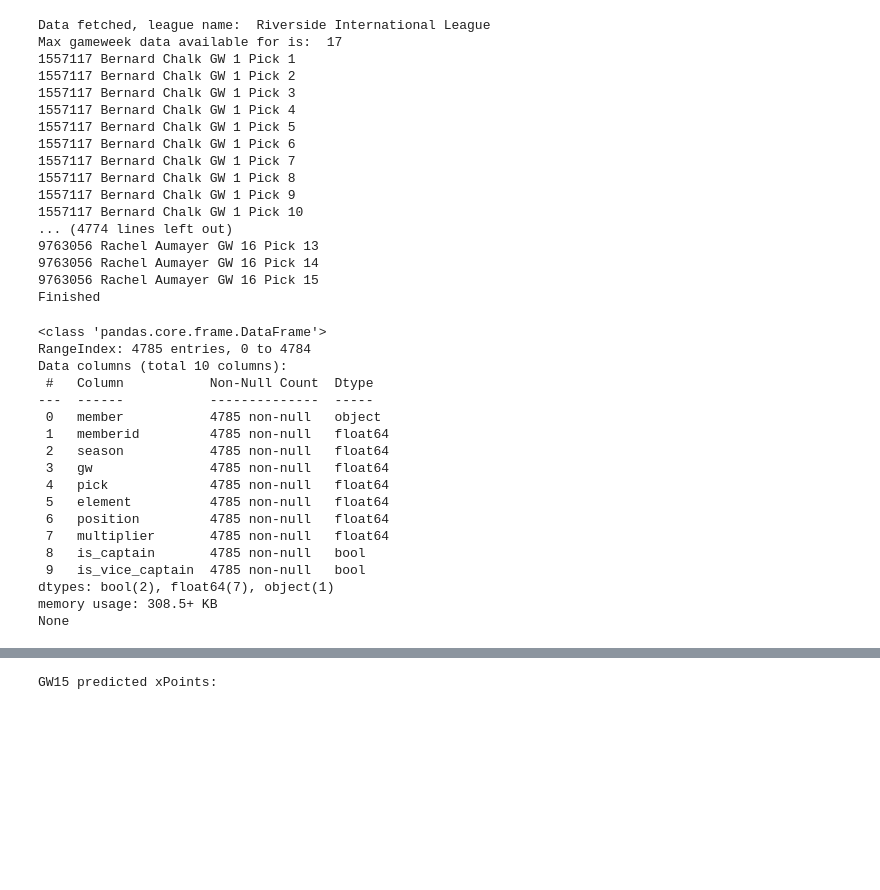
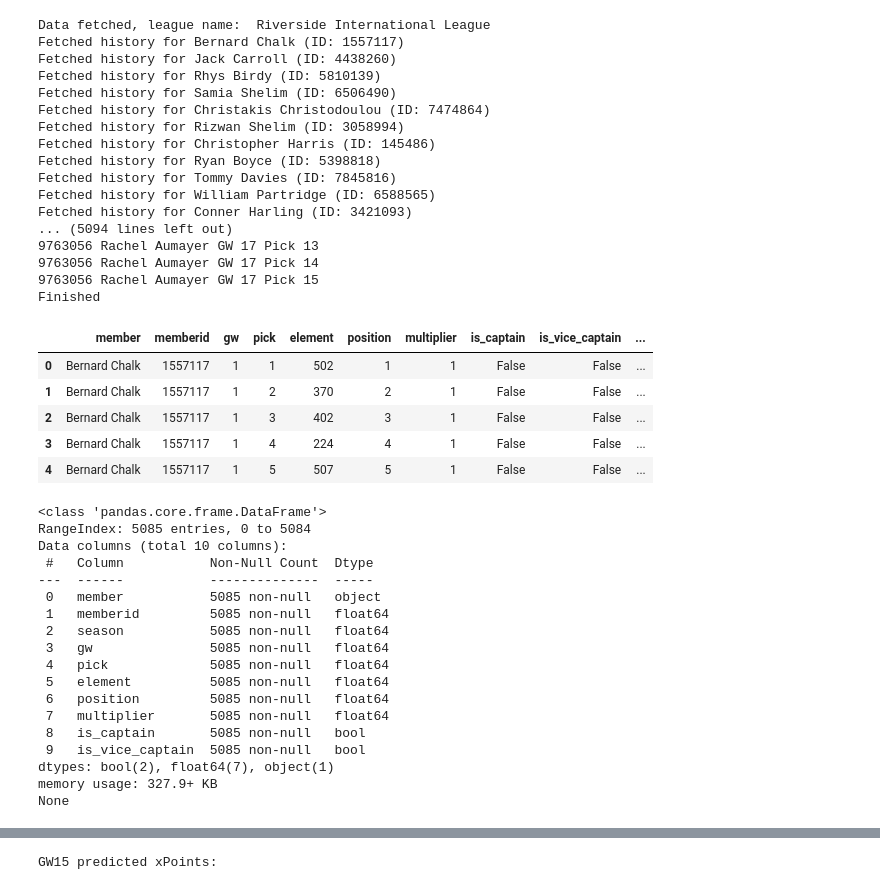
Before and after one commit to chrisimpacts/FPL-Points-Predictor, a Jupyter notebook: DIVX-Team-Analysis.ipynb, the cells around one changed output, grey strips where cells are left out. Drawn from its saved outputs; the diff is of its cells as text; code cells hidden in the pictures; blank space fills up the shorter version.

```diff
--- a/DIVX-Team-Analysis.ipynb
+++ b/DIVX-Team-Analysis.ipynb
@@ -26,25 +26,34 @@ season=2526
 #Run Data Scraper for DivX league
 if __name__ == "__main__":
     divx = FPL_League_Data_Scraper(league_code, season)
-    divx_picksdf = divx.scrape_picks()
+    divx_picksdf, membergw_summary = divx.scrape_picks()
 # %% [output]
 Data fetched, league name:  Riverside International League
-Max gameweek data available for is:  17
-1557117 Bernard Chalk GW 1 Pick 1
-1557117 Bernard Chalk GW 1 Pick 2
-1557117 Bernard Chalk GW 1 Pick 3
-1557117 Bernard Chalk GW 1 Pick 4
-1557117 Bernard Chalk GW 1 Pick 5
-1557117 Bernard Chalk GW 1 Pick 6
-1557117 Bernard Chalk GW 1 Pick 7
-1557117 Bernard Chalk GW 1 Pick 8
-1557117 Bernard Chalk GW 1 Pick 9
-1557117 Bernard Chalk GW 1 Pick 10
-... (4774 lines left out)
-9763056 Rachel Aumayer GW 16 Pick 13
-9763056 Rachel Aumayer GW 16 Pick 14
-9763056 Rachel Aumayer GW 16 Pick 15
+Fetched history for Bernard Chalk (ID: 1557117)
+Fetched history for Jack Carroll (ID: 4438260)
+Fetched history for Rhys Birdy (ID: 5810139)
+Fetched history for Samia Shelim (ID: 6506490)
+Fetched history for Christakis Christodoulou (ID: 7474864)
+Fetched history for Rizwan Shelim (ID: 3058994)
+Fetched history for Christopher Harris (ID: 145486)
+Fetched history for Ryan Boyce (ID: 5398818)
+Fetched history for Tommy Davies (ID: 7845816)
+Fetched history for William Partridge (ID: 6588565)
+Fetched history for Conner Harling (ID: 3421093)
+... (5094 lines left out)
+9763056 Rachel Aumayer GW 17 Pick 13
+9763056 Rachel Aumayer GW 17 Pick 14
+9763056 Rachel Aumayer GW 17 Pick 15
 Finished
+# %%
+divx_picksdf.head()
+# %% [output]
+|  | member | memberid | gw | pick | element | position | multiplier | is_captain | is_vice_captain | ... |
+| 0 | Bernard Chalk | 1557117 | 1 | 1 | 502 | 1 | 1 | False | False | ... |
+| 1 | Bernard Chalk | 1557117 | 1 | 2 | 370 | 2 | 1 | False | False | ... |
+| 2 | Bernard Chalk | 1557117 | 1 | 3 | 402 | 3 | 1 | False | False | ... |
+| 3 | Bernard Chalk | 1557117 | 1 | 4 | 224 | 4 | 1 | False | False | ... |
+| 4 | Bernard Chalk | 1557117 | 1 | 5 | 507 | 5 | 1 | False | False | ... |
 # %%
 #Add a new staging table & data into the database
 divx_picks = divx_picksdf[['member', 'memberid','season', 'gw', 'pick',
@@ -58,22 +67,22 @@ if __name__ == "__main__":
     print(divx_picks.info())
 # %% [output]
 <class 'pandas.core.frame.DataFrame'>
-RangeIndex: 4785 entries, 0 to 4784
+RangeIndex: 5085 entries, 0 to 5084
 Data columns (total 10 columns):
  #   Column           Non-Null Count  Dtype
 ---  ------           --------------  -----
- 0   member           4785 non-null   object
- 1   memberid         4785 non-null   float64
- 2   season           4785 non-null   float64
- 3   gw               4785 non-null   float64
- 4   pick             4785 non-null   float64
- 5   element          4785 non-null   float64
- 6   position         4785 non-null   float64
- 7   multiplier       4785 non-null   float64
- 8   is_captain       4785 non-null   bool
- 9   is_vice_captain  4785 non-null   bool
+ 0   member           5085 non-null   object
+ 1   memberid         5085 non-null   float64
+ 2   season           5085 non-null   float64
+ 3   gw               5085 non-null   float64
+ 4   pick             5085 non-null   float64
+ 5   element          5085 non-null   float64
+ 6   position         5085 non-null   float64
+ 7   multiplier       5085 non-null   float64
+ 8   is_captain       5085 non-null   bool
+ 9   is_vice_captain  5085 non-null   bool
 dtypes: bool(2), float64(7), object(1)
-memory usage: 308.5+ KB
+memory usage: 327.9+ KB
 None
 # %%
 print(f"\nTop 20 predicted xPoints between {picks_current_gameweek+1} and {picks_current_gameweek+5}:")
```
Also changed, not shown: parts of 2 cells of this notebook, 5 other files.
